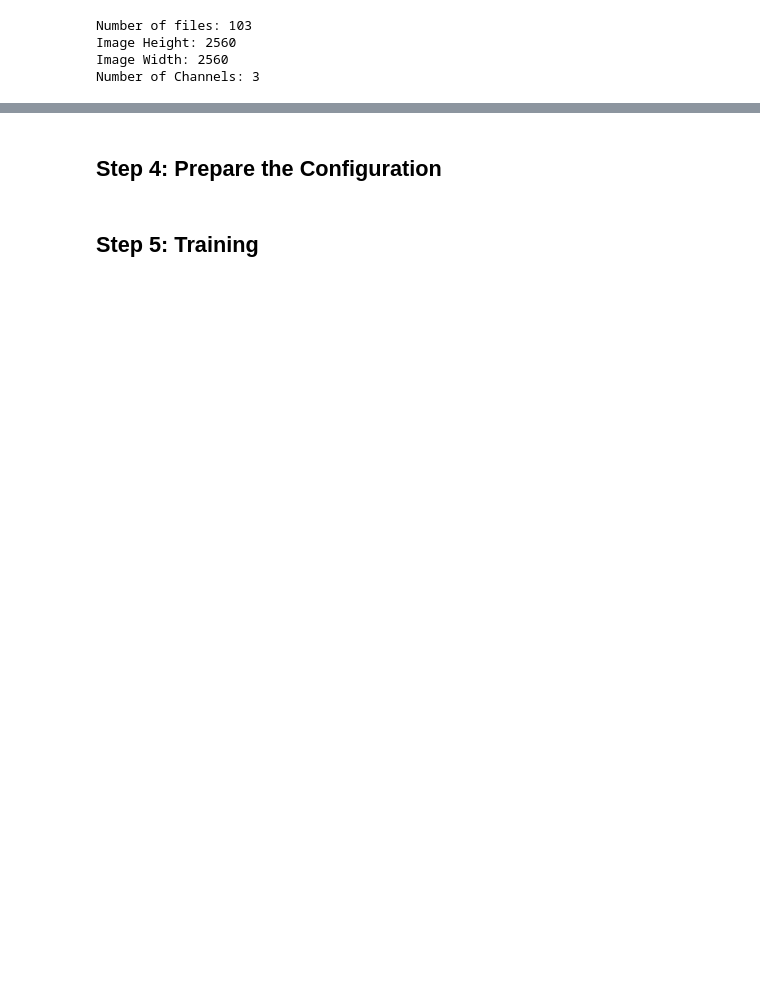
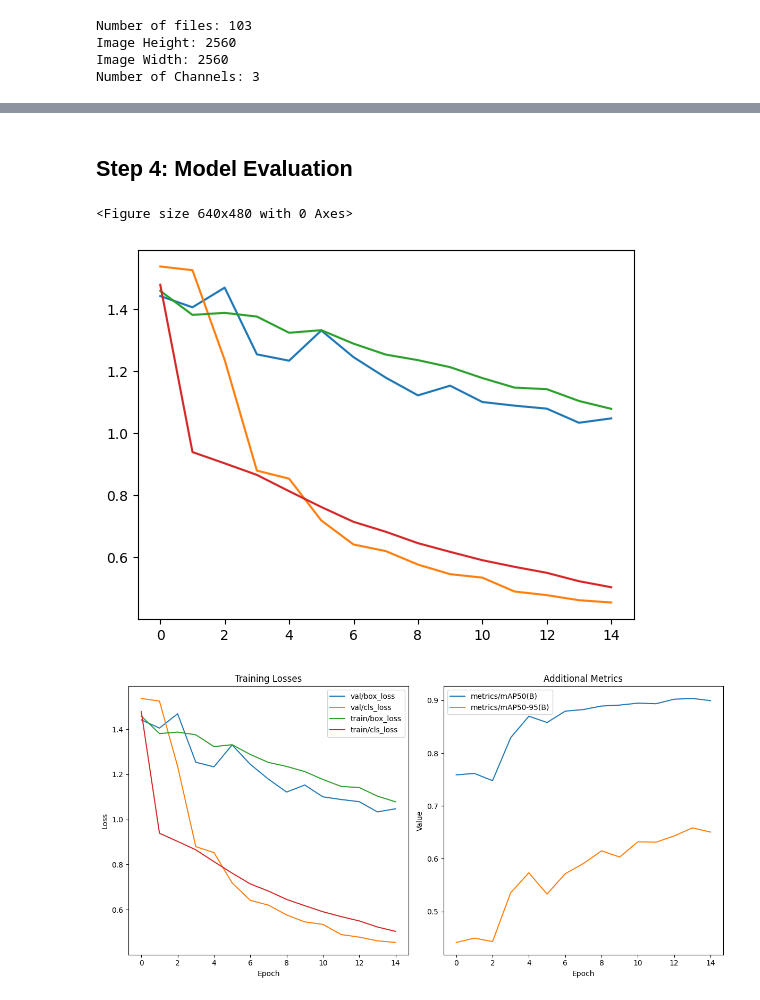
Before and after one commit to floew2/aircraft-detection-deeplearning, a Jupyter notebook: airplane_detection.ipynb, the cells around one changed output, grey strips where cells are left out. Drawn from its saved outputs; the diff is of its cells as text; code cells hidden in the pictures; blank space fills up the shorter version.

```diff
--- a/airplane_detection.ipynb
+++ b/airplane_detection.ipynb
@@ -148,8 +255,10 @@ for img_path in tqdm.notebook.tqdm(file_paths):
 # %%
+# Create a *.yaml file with parameters for YOLOv8
+
 CONFIG = """
 # train and val datasets (image directory or *.txt file with image paths)
-train: data/train/images
-val: data/val/images
+train: data/train_aug
+val: data/val
 
 # number of classes
 nc: 1
@@ -158,5 +267,16 @@ nc: 1
 names: ['Aircraft']
 """
 
+# Write the configuration YAML to a file
 with open("data.yaml", "w") as f:
     f.write(CONFIG)
+
+# Define the necessary parameters
+data_yaml_path = os.path.join(os.getcwd(), "data.yaml")
+epochs = 15
+img_height = config.tile_height
+
+#Call the calibrate_yolov8 function with the desired parameters
+model_yolov8 = utils.train_yolov8_obj_detect(data_yaml_path,
+                       epochs=epochs,
+                       imgsz=config.tile_height)
@@ -276,2 +311,2 @@ def select_pretrained_model(model_name, num_classes):
 # %% [markdown]
-## Step 4: Prepare the Configuration
+## Step 4: Model Evaluation
@@ -412,2 +312,0 @@ config_file_path = create_config_file(training_dataset_path, num_classes, pretra
-# %% [markdown]
-## Step 5: Training
@@ -422,0 +313,10 @@ train_model(config_file_path)
+# %%
+# Define the path to the folder that contains the "train" folders
+log_dir = os.path.join(os.getcwd(), "runs/detect")
+
+# Automatically select the latest version of a "train" folder and plot metrics
+utils.plot_losses(log_dir)
+# %% [output]
+<Figure size 640x480 with 0 Axes>
+[figure, added]
+[figure, added]
```
Also changed, not shown: parts of 38 cells of this notebook, 1 other file.
